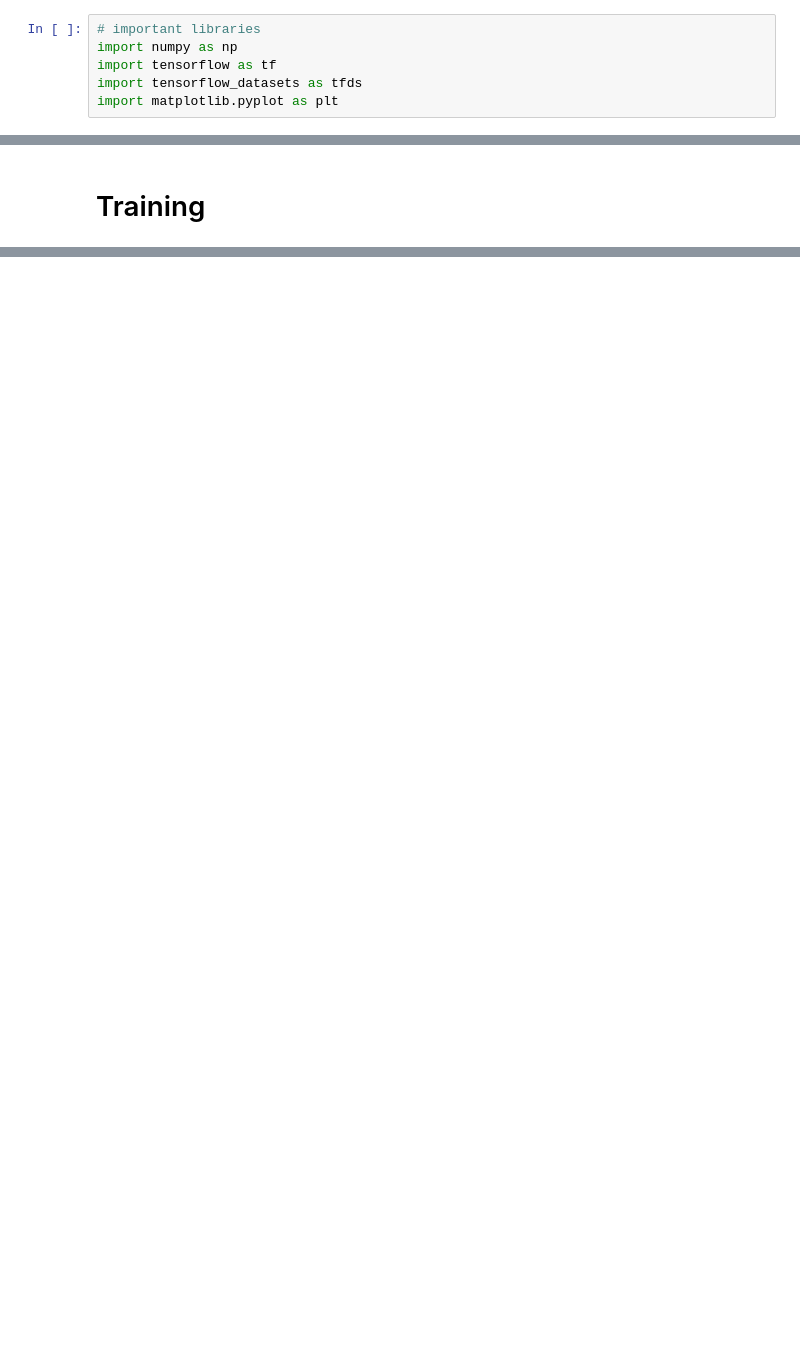
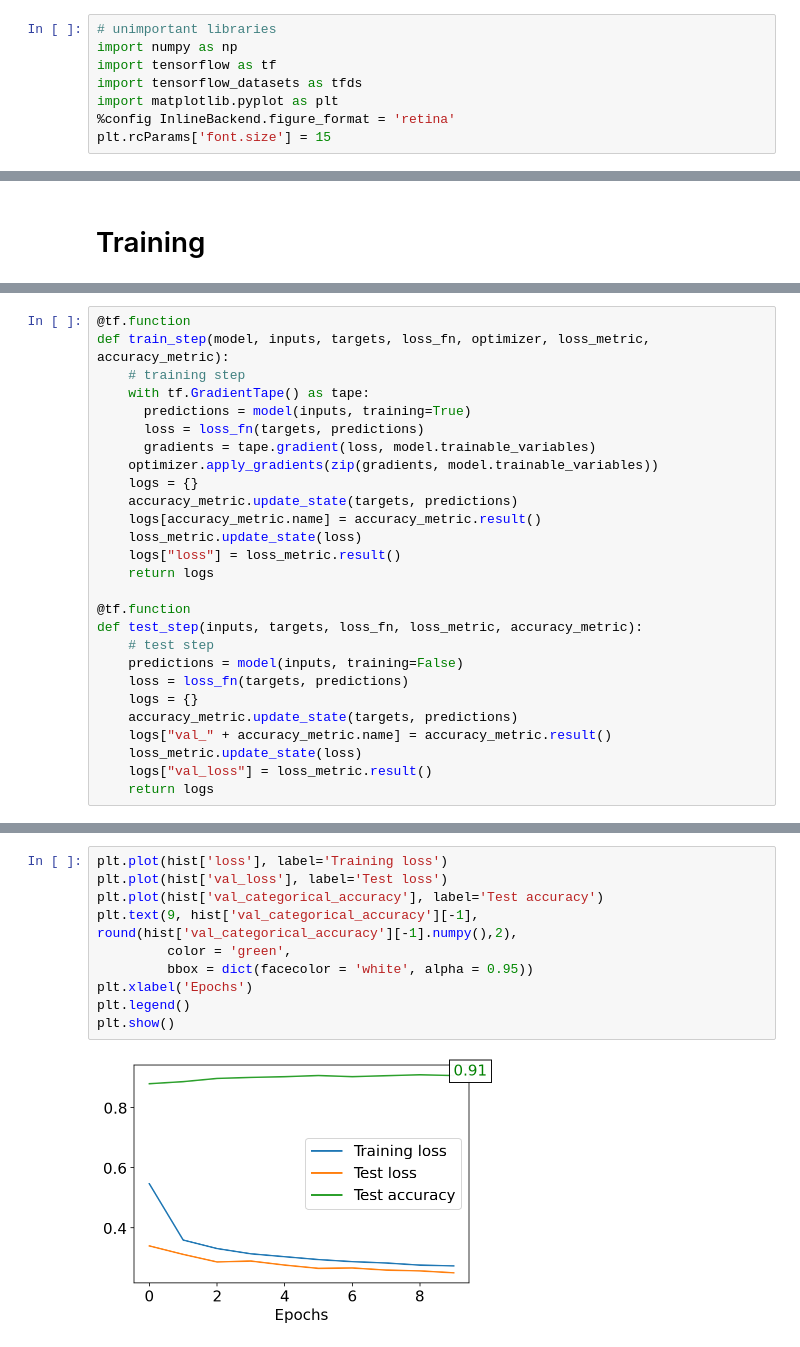
Before and after one commit to nataliasc/iannwtf, a Jupyter notebook: hw-week05/hw_week05_group27.ipynb, the cells around one changed output, grey strips where cells are left out. Drawn from its saved outputs; the diff is of its cells as text; blank space fills up the shorter version.

```diff
--- a/hw-week05/hw_week05_group27.ipynb
+++ b/hw-week05/hw_week05_group27.ipynb
@@ -5,11 +5,13 @@ Deadline: Nov 28, 2021 23:59
 
 <https://forms.gle/8qwiuUXCfLjKGeg67>
 # %%
-# important libraries
+# unimportant libraries
 import numpy as np
 import tensorflow as tf
 import tensorflow_datasets as tfds
 import matplotlib.pyplot as plt
+%config InlineBackend.figure_format = 'retina'
+plt.rcParams['font.size'] = 15
 # %% [markdown]
 # Dataset
 # %%
@@ -228,0 +144,27 @@ output.eval_js('new Audio("https://upload.wikimedia.org/wikipedia/commons/0/05/B
+# %%
+@tf.function
+def train_step(model, inputs, targets, loss_fn, optimizer, loss_metric, accuracy_metric):
+    # training step
+    with tf.GradientTape() as tape:
+      predictions = model(inputs, training=True)
+      loss = loss_fn(targets, predictions)
+      gradients = tape.gradient(loss, model.trainable_variables)
+    optimizer.apply_gradients(zip(gradients, model.trainable_variables))
+    logs = {}
+    accuracy_metric.update_state(targets, predictions)
+    logs[accuracy_metric.name] = accuracy_metric.result()
+    loss_metric.update_state(loss)
+    logs["loss"] = loss_metric.result()
+    return logs
+
+@tf.function
+def test_step(inputs, targets, loss_fn, loss_metric, accuracy_metric):
+    # test step
+    predictions = model(inputs, training=False)
+    loss = loss_fn(targets, predictions)
+    logs = {}
+    accuracy_metric.update_state(targets, predictions)
+    logs["val_" + accuracy_metric.name] = accuracy_metric.result()
+    loss_metric.update_state(loss)
+    logs["val_loss"] = loss_metric.result()
+    return logs
@@ -228,0 +234,12 @@ output.eval_js('new Audio("https://upload.wikimedia.org/wikipedia/commons/0/05/B
+# %%
+plt.plot(hist['loss'], label='Training loss')
+plt.plot(hist['val_loss'], label='Test loss')
+plt.plot(hist['val_categorical_accuracy'], label='Test accuracy')
+plt.text(9, hist['val_categorical_accuracy'][-1], round(hist['val_categorical_accuracy'][-1].numpy(),2),
+         color = 'green',
+         bbox = dict(facecolor = 'white', alpha = 0.95))
+plt.xlabel('Epochs')
+plt.legend()
+plt.show()
+# %% [output]
+[figure, added]
```
Also changed, not shown: parts of 10 cells of this notebook.
